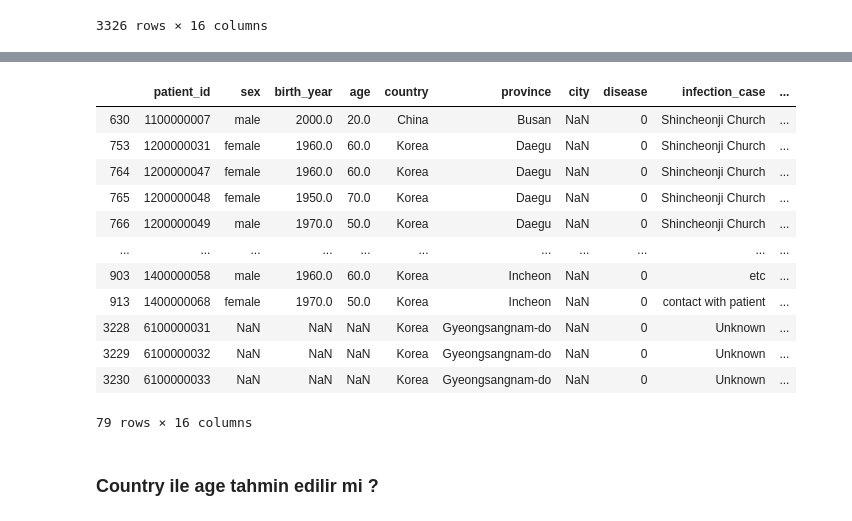
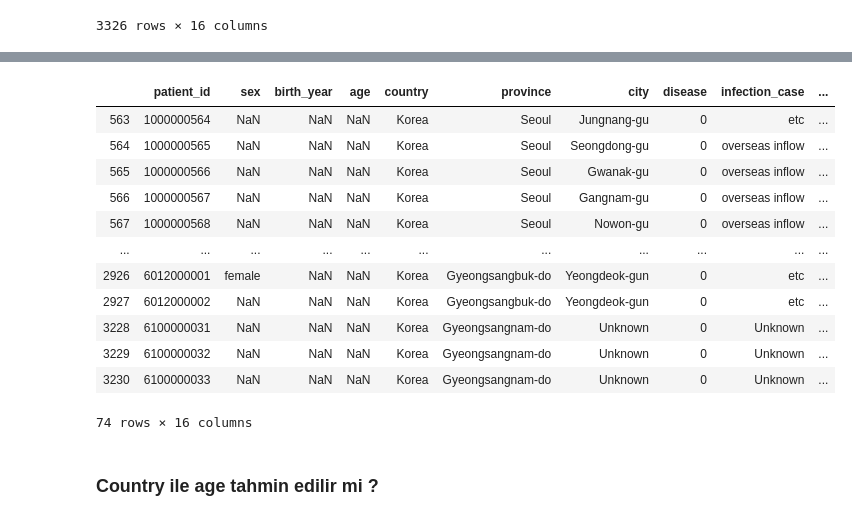
Before and after one commit to kilicmustafa/covid19-south_korea, a Jupyter notebook: covid19.ipynb, the cells around one changed output, grey strips where cells are left out. Cells and saved outputs as stored; diff of their text form; code cells hidden in the pictures.

```diff
--- a/covid19.ipynb
+++ b/covid19.ipynb
@@ -1327,0 +1302,2 @@ Name: province, dtype: int64
+# %%
+df.drop("birth_year",axis= 1 ,inplace = True)
@@ -1349,0 +1365,2 @@ df.infection_case.fillna("Unknown" ,inplace = True)
+# %%
+df.confirmed_date.fillna( df.symptom_onset_date ,inplace = True )
@@ -1349,0 +1371,2 @@ df.infection_case.fillna("Unknown" ,inplace = True)
+# %%
+df.drop(index = df[((df.confirmed_date.isnull()) & (df.symptom_onset_date.isnull()))].index ,inplace = True)
@@ -1363,0 +1405,2 @@ df["symptom_onset_date"] =  df["symptom_onset_date"].fillna(df["confirmed_date"]
+# %%
+df.city.fillna("Unknown" , inplace = True)
@@ -1495,19 +1539,19 @@ msno.matrix(df)
 # %%
-df[df.city.isnull()]
+df[df.age.isnull()]
 # %% [output]
 |  | patient_id | sex | birth_year | age | country | province | city | disease | infection_case | ... |
-| 630 | 1100000007 | male | 2000.0 | 20.0 | China | Busan | NaN | 0 | Shincheonji Church | ... |
-| 753 | 1200000031 | female | 1960.0 | 60.0 | Korea | Daegu | NaN | 0 | Shincheonji Church | ... |
-| 764 | 1200000047 | female | 1960.0 | 60.0 | Korea | Daegu | NaN | 0 | Shincheonji Church | ... |
-| 765 | 1200000048 | female | 1950.0 | 70.0 | Korea | Daegu | NaN | 0 | Shincheonji Church | ... |
-| 766 | 1200000049 | male | 1970.0 | 50.0 | Korea | Daegu | NaN | 0 | Shincheonji Church | ... |
+| 563 | 1000000564 | NaN | NaN | NaN | Korea | Seoul | Jungnang-gu | 0 | etc | ... |
+| 564 | 1000000565 | NaN | NaN | NaN | Korea | Seoul | Seongdong-gu | 0 | overseas inflow | ... |
+| 565 | 1000000566 | NaN | NaN | NaN | Korea | Seoul | Gwanak-gu | 0 | overseas inflow | ... |
+| 566 | 1000000567 | NaN | NaN | NaN | Korea | Seoul | Gangnam-gu | 0 | overseas inflow | ... |
+| 567 | 1000000568 | NaN | NaN | NaN | Korea | Seoul | Nowon-gu | 0 | overseas inflow | ... |
 | ... | ... | ... | ... | ... | ... | ... | ... | ... | ... | ... |
-| 903 | 1400000058 | male | 1960.0 | 60.0 | Korea | Incheon | NaN | 0 | etc | ... |
-| 913 | 1400000068 | female | 1970.0 | 50.0 | Korea | Incheon | NaN | 0 | contact with patient | ... |
-| 3228 | 6100000031 | NaN | NaN | NaN | Korea | Gyeongsangnam-do | NaN | 0 | Unknown | ... |
-| 3229 | 6100000032 | NaN | NaN | NaN | Korea | Gyeongsangnam-do | NaN | 0 | Unknown | ... |
-| 3230 | 6100000033 | NaN | NaN | NaN | Korea | Gyeongsangnam-do | NaN | 0 | Unknown | ... |
+| 2926 | 6012000001 | female | NaN | NaN | Korea | Gyeongsangbuk-do | Yeongdeok-gun | 0 | etc | ... |
+| 2927 | 6012000002 | NaN | NaN | NaN | Korea | Gyeongsangbuk-do | Yeongdeok-gun | 0 | etc | ... |
+| 3228 | 6100000031 | NaN | NaN | NaN | Korea | Gyeongsangnam-do | Unknown | 0 | Unknown | ... |
+| 3229 | 6100000032 | NaN | NaN | NaN | Korea | Gyeongsangnam-do | Unknown | 0 | Unknown | ... |
+| 3230 | 6100000033 | NaN | NaN | NaN | Korea | Gyeongsangnam-do | Unknown | 0 | Unknown | ... |
-79 rows × 16 columns
+74 rows × 16 columns
 # %% [markdown]
 ### Country ile age tahmin edilir mi ?
 # %%
```
Also changed, not shown: parts of 102 cells of this notebook.
